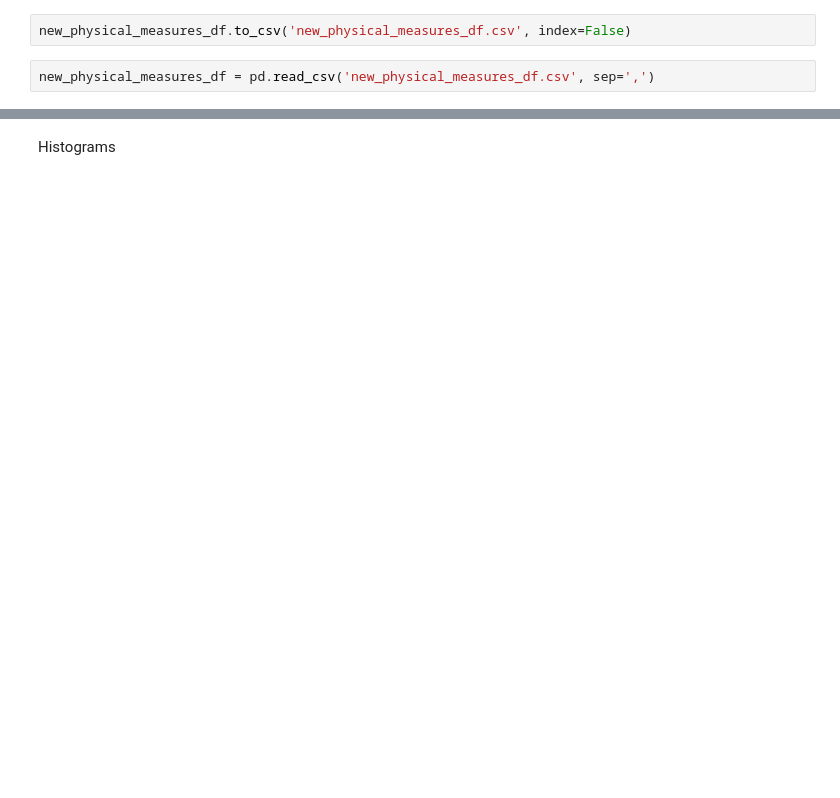
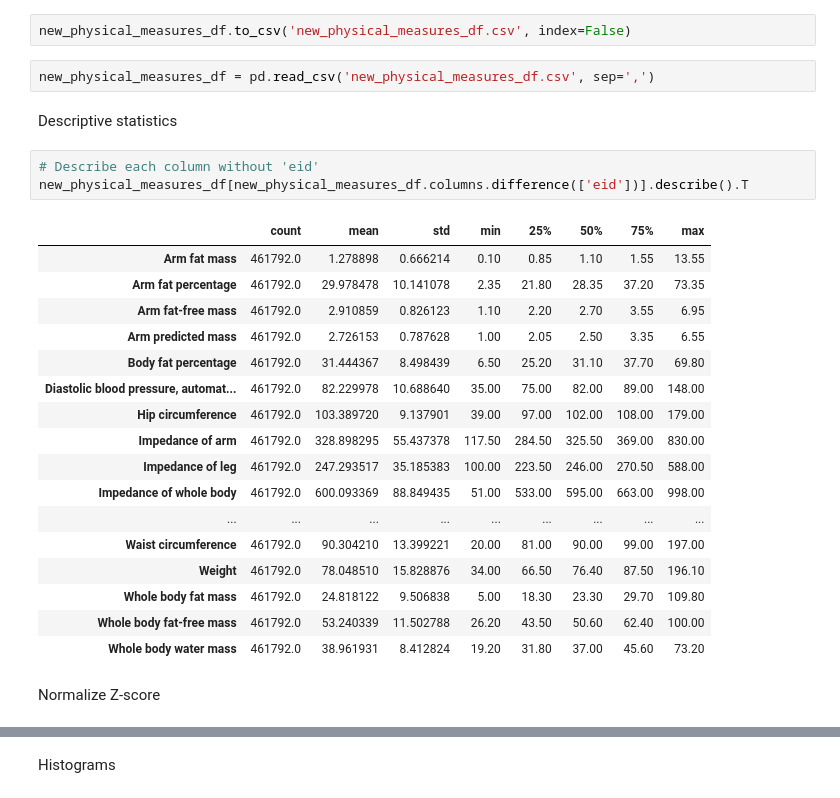
Before and after one commit to fsalamancar/Horizontal_UKB, a Jupyter notebook: physical_measures/physical_measures.ipynb, the cells around one changed output, grey strips where cells are left out. Cells and saved outputs as stored; diff of their text form; blank space fills up the shorter version.

```diff
--- a/physical_measures/physical_measures.ipynb
+++ b/physical_measures/physical_measures.ipynb
@@ -261,3 +329,28 @@ for col in new_physical_measures_df.columns:
 new_physical_measures_df.to_csv('new_physical_measures_df.csv', index=False)
 # %%
 new_physical_measures_df = pd.read_csv('new_physical_measures_df.csv', sep=',')
+# %% [markdown]
+Descriptive statistics
+# %%
+# Describe each column without 'eid'
+new_physical_measures_df[new_physical_measures_df.columns.difference(['eid'])].describe().T
+# %% [output]
+|  | count | mean | std | min | 25% | 50% | 75% | max |
+| Arm fat mass | 461792.0 | 1.278898 | 0.666214 | 0.10 | 0.85 | 1.10 | 1.55 | 13.55 |
+| Arm fat percentage | 461792.0 | 29.978478 | 10.141078 | 2.35 | 21.80 | 28.35 | 37.20 | 73.35 |
+| Arm fat-free mass | 461792.0 | 2.910859 | 0.826123 | 1.10 | 2.20 | 2.70 | 3.55 | 6.95 |
+| Arm predicted mass | 461792.0 | 2.726153 | 0.787628 | 1.00 | 2.05 | 2.50 | 3.35 | 6.55 |
+| Body fat percentage | 461792.0 | 31.444367 | 8.498439 | 6.50 | 25.20 | 31.10 | 37.70 | 69.80 |
+| Diastolic blood pressure, automat... | 461792.0 | 82.229978 | 10.688640 | 35.00 | 75.00 | 82.00 | 89.00 | 148.00 |
+| Hip circumference | 461792.0 | 103.389720 | 9.137901 | 39.00 | 97.00 | 102.00 | 108.00 | 179.00 |
+| Impedance of arm | 461792.0 | 328.898295 | 55.437378 | 117.50 | 284.50 | 325.50 | 369.00 | 830.00 |
+| Impedance of leg | 461792.0 | 247.293517 | 35.185383 | 100.00 | 223.50 | 246.00 | 270.50 | 588.00 |
+| Impedance of whole body | 461792.0 | 600.093369 | 88.849435 | 51.00 | 533.00 | 595.00 | 663.00 | 998.00 |
+| ... | ... | ... | ... | ... | ... | ... | ... | ... |
+| Waist circumference | 461792.0 | 90.304210 | 13.399221 | 20.00 | 81.00 | 90.00 | 99.00 | 197.00 |
+| Weight | 461792.0 | 78.048510 | 15.828876 | 34.00 | 66.50 | 76.40 | 87.50 | 196.10 |
+| Whole body fat mass | 461792.0 | 24.818122 | 9.506838 | 5.00 | 18.30 | 23.30 | 29.70 | 109.80 |
+| Whole body fat-free mass | 461792.0 | 53.240339 | 11.502788 | 26.20 | 43.50 | 50.60 | 62.40 | 100.00 |
+| Whole body water mass | 461792.0 | 38.961931 | 8.412824 | 19.20 | 31.80 | 37.00 | 45.60 | 73.20 |
+# %% [markdown]
+Normalize Z-score
```
Also changed, not shown: parts of 68 cells of this notebook.
